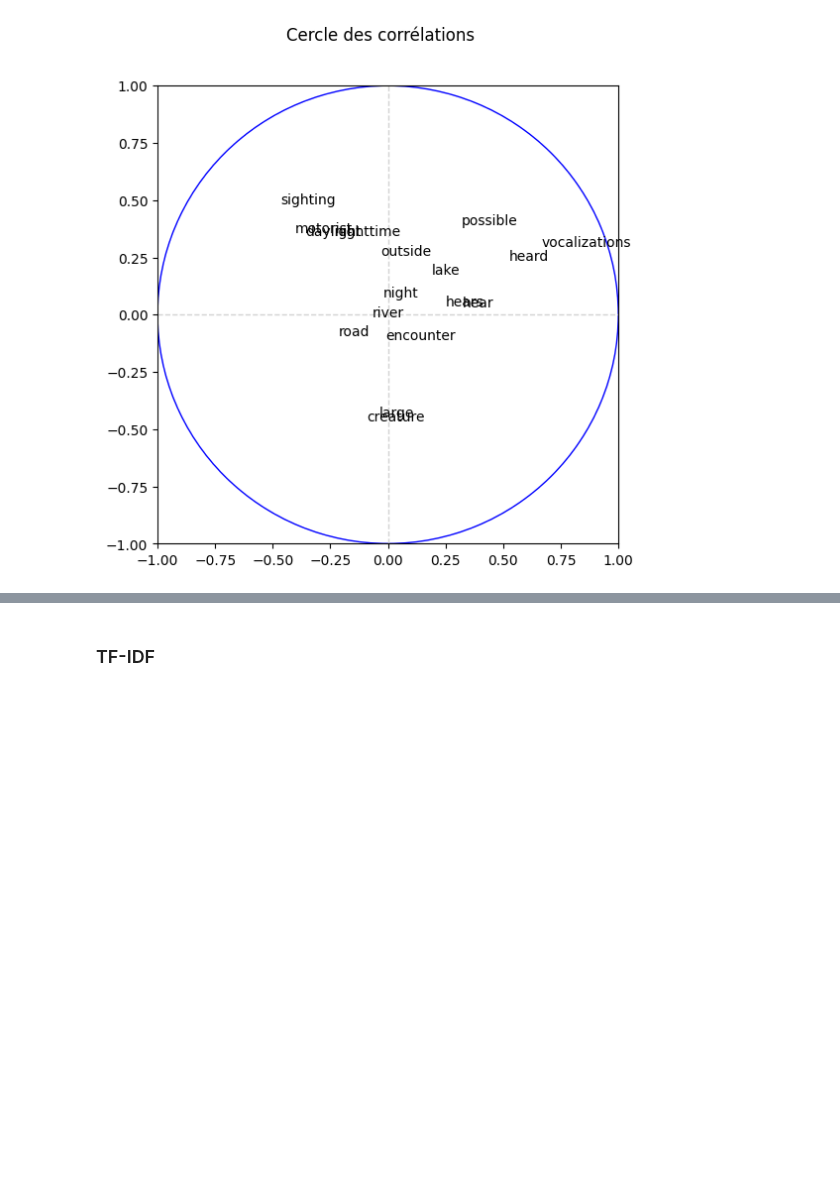
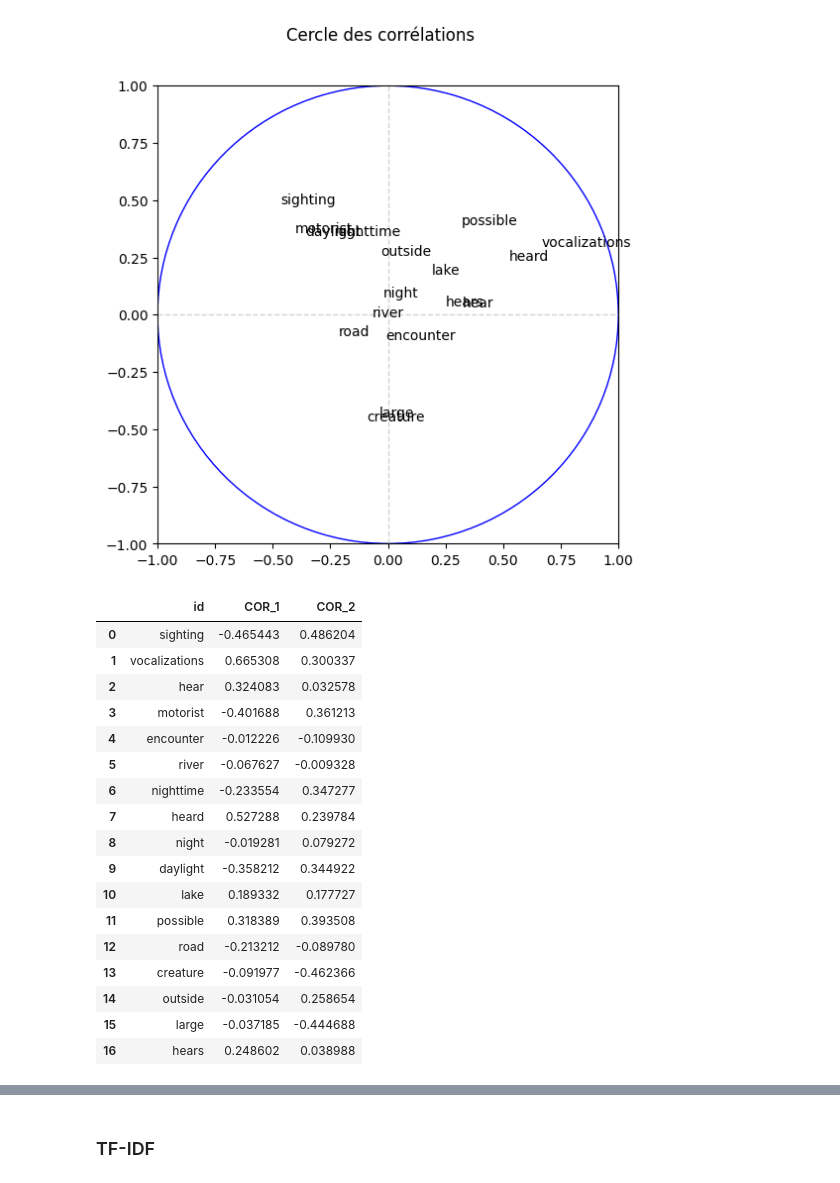
Before and after one commit to MiguelLaura/bigfoot, a Jupyter notebook: laura/title_conseil_prof.ipynb, the cells around one changed output, grey strips where cells are left out. Cells and saved outputs as stored; diff of their text form; code cells hidden in the pictures; blank space fills up the shorter version.

```diff
--- a/laura/title_conseil_prof.ipynb
+++ b/laura/title_conseil_prof.ipynb
@@ -557,6 +561,27 @@ plt.gca().add_artist(plt.Circle((0,0),1,color='blue',fill=False))
 plt.show()
 # %% [output]
 [figure]
+# %%
+coordvar
+# %% [output]
+|  | id | COR_1 | COR_2 |
+| 0 | sighting | -0.465443 | 0.486204 |
+| 1 | vocalizations | 0.665308 | 0.300337 |
+| 2 | hear | 0.324083 | 0.032578 |
+| 3 | motorist | -0.401688 | 0.361213 |
+| 4 | encounter | -0.012226 | -0.109930 |
+| 5 | river | -0.067627 | -0.009328 |
+| 6 | nighttime | -0.233554 | 0.347277 |
+| 7 | heard | 0.527288 | 0.239784 |
+| 8 | night | -0.019281 | 0.079272 |
+| 9 | daylight | -0.358212 | 0.344922 |
+| 10 | lake | 0.189332 | 0.177727 |
+| 11 | possible | 0.318389 | 0.393508 |
+| 12 | road | -0.213212 | -0.089780 |
+| 13 | creature | -0.091977 | -0.462366 |
+| 14 | outside | -0.031054 | 0.258654 |
+| 15 | large | -0.037185 | -0.444688 |
+| 16 | hears | 0.248602 | 0.038988 |
 # %%
 # Séparer le jeu de donnéees
 X_train, X_test, y_train, y_test = train_test_split(bigfoot_famd, bigfoot.classification, train_size=0.66)
```
Also changed, not shown: parts of 7 cells of this notebook, 3 other files.
